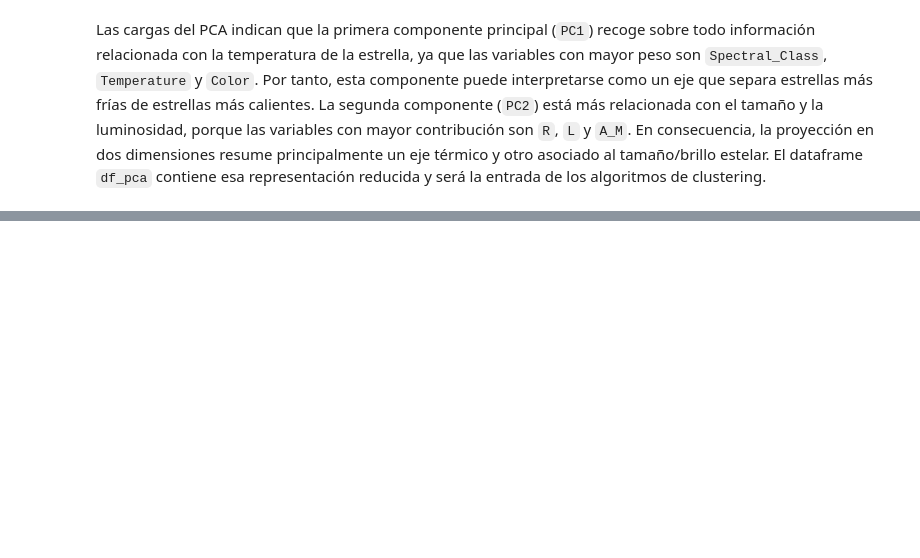
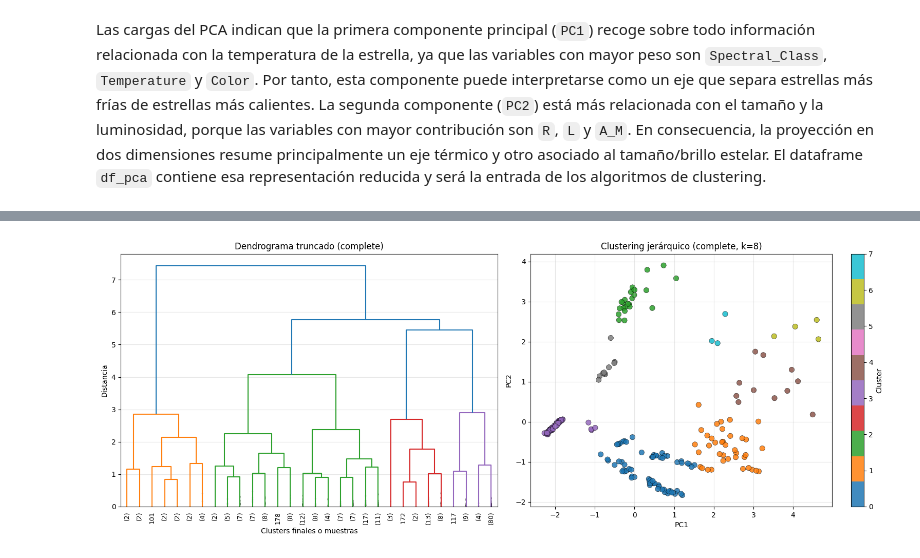
Before and after one commit to 100522401/p2_AA_100522396_100522401, a Jupyter notebook: notebooks/notebook.ipynb, the cells around one changed output, grey strips where cells are left out. Drawn from its saved outputs; the diff is of its cells as text; code cells hidden in the pictures; blank space fills up the shorter version.

```diff
--- a/notebooks/notebook.ipynb
+++ b/notebooks/notebook.ipynb
@@ -517,0 +692,89 @@ Las cargas del PCA indican que la primera componente principal (`PC1`) recoge so
+# %%
+from sklearn.cluster import AgglomerativeClustering
+from scipy.cluster.hierarchy import linkage, dendrogram
+
+linkage_methods = ['ward', 'complete', 'average', 'single']
+hc_results = []
+
+for linkage_method in linkage_methods:
+    for k in range(2, 11):
+        hc = AgglomerativeClustering(
+            n_clusters=k,
+            metric='euclidean',
+            linkage=linkage_method
+        )
+        labels = hc.fit_predict(X_pca)
+
+        hc_results.append({
+            'Linkage': linkage_method,
+            'k': k,
+            'Silhouette': silhouette_score(X_pca, labels)
+        })
+
+hc_results_df = pd.DataFrame(hc_results)
+best_hc_row = hc_results_df.loc[hc_results_df['Silhouette'].idxmax()]
+best_hc_linkage = str(best_hc_row['Linkage'])
+best_hc_k = int(best_hc_row['k'])
+best_hc_score = float(best_hc_row['Silhouette'])
+
+print(f'Mejor clustering jerárquico: linkage={best_hc_linkage}, k={best_hc_k}')
+print(f'Silhouette asociado: {best_hc_score:.4f}')
+
+print('Mejores combinaciones ordenadas por Silhouette:')
+display(
+    hc_results_df
+    .sort_values('Silhouette', ascending=False)
+    .head(10)
+    .style
+    .format({'Silhouette': '{:.4f}'})
+    .hide(axis='index')
+)
+
+print('Matriz de Silhouette por linkage y número de clusters:')
+hc_silhouette_pivot = hc_results_df.pivot(index='k', columns='Linkage', values='Silhouette')
+display(hc_silhouette_pivot.style.format('{:.4f}'))
+
+hc_final = AgglomerativeClustering(
+    n_clusters=best_hc_k,
+    metric='euclidean',
+    linkage=best_hc_linkage
+)
+labels_hc = hc_final.fit_predict(X_pca)
+df_pca['Cluster_Hierarchical'] = labels_hc
+
+fig, axes = plt.subplots(1, 2, figsize=(16, 6))
+
+Z = linkage(X_pca, method=best_hc_linkage, metric='euclidean')
+dendrogram(
+    Z,
+    truncate_mode='lastp',
+    p=30,
+    show_contracted=True,
+    leaf_rotation=90,
+    leaf_font_size=9,
+    ax=axes[0]
+)
+axes[0].set_title(f'Dendrograma truncado ({best_hc_linkage})')
+axes[0].set_xlabel('Clusters finales o muestras')
+axes[0].set_ylabel('Distancia')
+axes[0].grid(axis='y', alpha=0.3)
+
+scatter = axes[1].scatter(
+    X_pca[:, 0],
+    X_pca[:, 1],
+    c=labels_hc,
+    cmap='tab10',
+    s=55,
+    edgecolor='black',
+    linewidth=0.4,
+    alpha=0.85
+)
+axes[1].set_title(f'Clustering jerárquico ({best_hc_linkage}, k={best_hc_k})')
+axes[1].set_xlabel('PC1')
+axes[1].set_ylabel('PC2')
+axes[1].grid(alpha=0.3)
+plt.colorbar(scatter, ax=axes[1], label='Cluster')
+
+plt.tight_layout()
+plt.show()
+# %% [output]
@@ -517,0 +807 @@ Las cargas del PCA indican que la primera componente principal (`PC1`) recoge so
+[figure, added]
```
Also changed, not shown: parts of 23 cells of this notebook.
